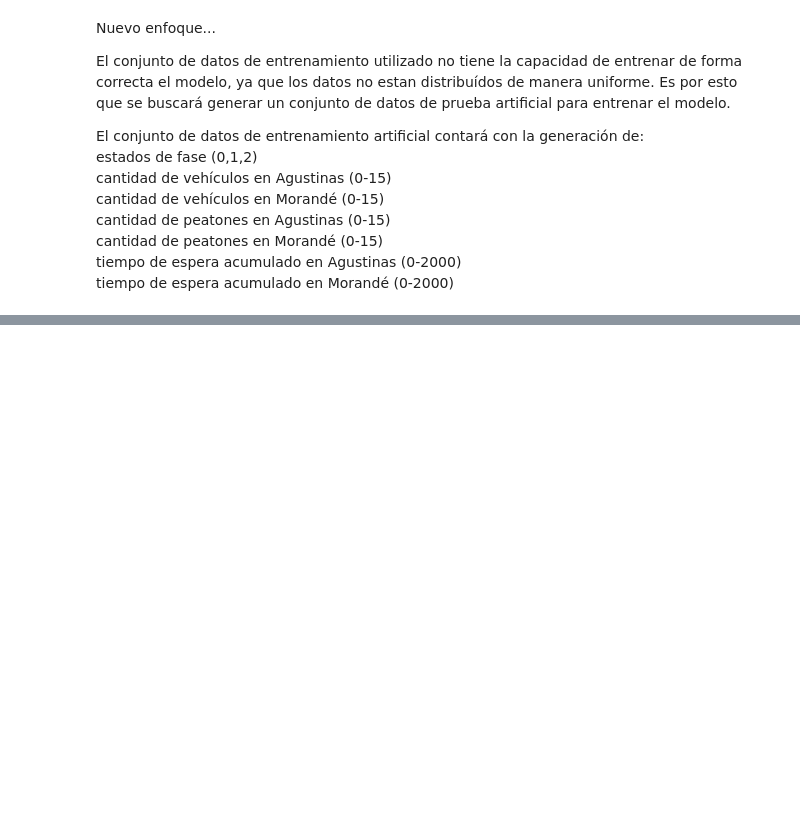
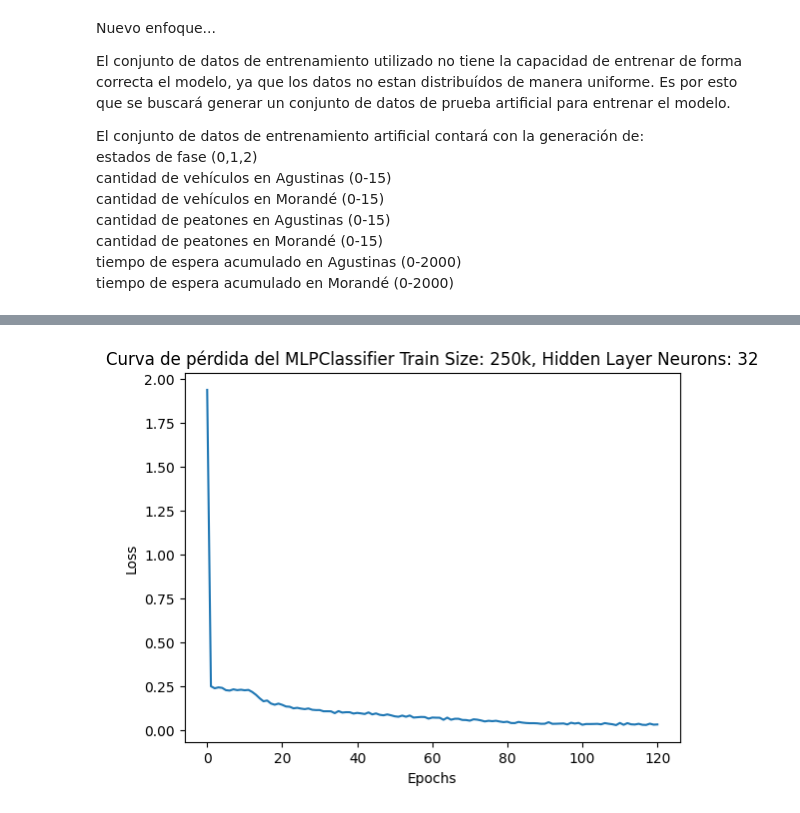
Before and after one commit to javierhto/car-detection-yolo, a Jupyter notebook: Yolov5_DeepSort_Pytorch/MLP.ipynb, the cells around one changed output, grey strips where cells are left out. Drawn from its saved outputs; the diff is of its cells as text; code cells hidden in the pictures; blank space fills up the shorter version.

```diff
--- a/Yolov5_DeepSort_Pytorch/MLP.ipynb
+++ b/Yolov5_DeepSort_Pytorch/MLP.ipynb
@@ -117,0 +132,12 @@ MLPClassifier(hidden_layer_sizes=(32,), max_iter=1000, random_state=1)
+# %%
+# 100k
+model_100k_16 = MLPClassifier(hidden_layer_sizes=(16,), max_iter=2500, activation='relu', solver='adam', random_state=7)
+# Fitting the training data to the network
+model_100k_16.fit(X_train_100k, Y_train_100k)
+
+model_100k_32 = MLPClassifier(hidden_layer_sizes=(32,), max_iter=2500, activation='relu', solver='adam', random_state=7)
+# Fitting the training data to the network
+model_100k_32.fit(X_train_100k, Y_train_100k)
+
+model_100k_64 = MLPClassifier(hidden_layer_sizes=(64,), max_iter=2500, activation='relu', solver='adam', random_state=7)
+# Fitting the training data to the network
@@ -117,0 +234,9 @@ MLPClassifier(hidden_layer_sizes=(32,), max_iter=1000, random_state=1)
+# %%
+# Grafica la curva de pérdida (loss curve) del modelo
+plt.plot(loss_curve_100k_32)
+plt.title('Curva de pérdida del MLPClassifier Train Size: 250k, Hidden Layer Neurons: 32')
+plt.xlabel('Epochs')
+plt.ylabel('Loss')
+plt.show()
+# %% [output]
+[figure, added]
```
Also changed, not shown: parts of 74 cells of this notebook, 6 other files.
